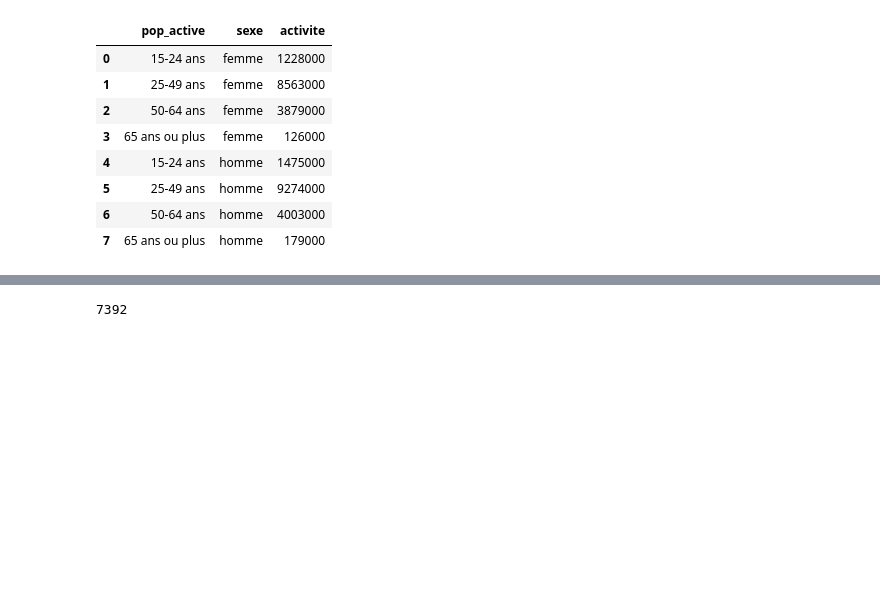
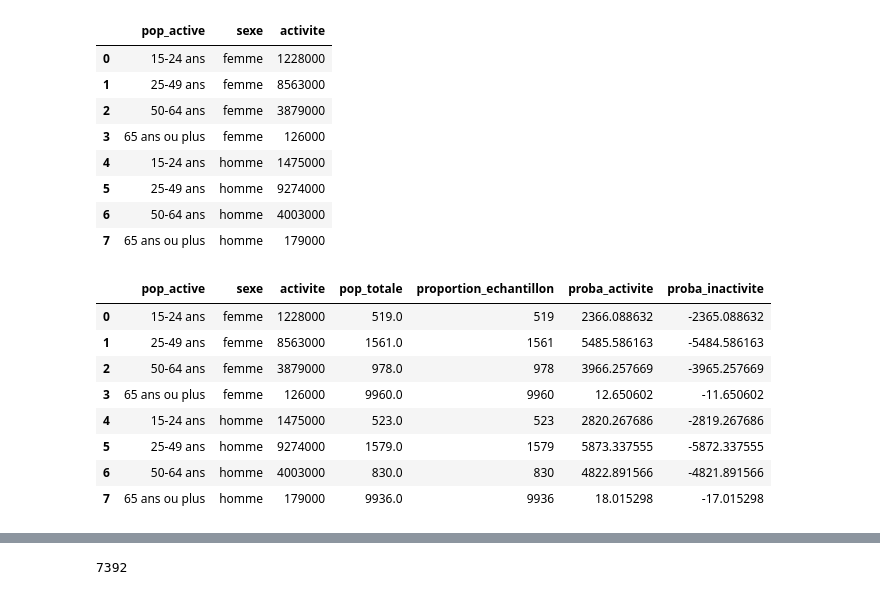
Before and after one commit to edarin/population_simulator, a Jupyter notebook: src/Simulation_brute.ipynb, the cells around one changed output, grey strips where cells are left out. Saved outputs shown, nothing was run; the diff lists cells and outputs as text; code cells hidden in the pictures; blank space fills up the shorter version.

```diff
--- a/src/Simulation_brute.ipynb
+++ b/src/Simulation_brute.ipynb
@@ -181,5 +248,31 @@ reference_activite
 | 5 | 25-49 ans | homme | 9274000 |
 | 6 | 50-64 ans | homme | 4003000 |
 | 7 | 65 ans ou plus | homme | 179000 |
+# %%
+#pour les femmes, force brute
+reference_activite.loc[0, 'proportion_echantillon'] = len(population[(population['age'] >= 15) & (population['age'] < 24) & (population['sexe'] ==0)])
+reference_activite.loc[1, 'proportion_echantillon'] = len(population[(population['age'] >= 24) & (population['age'] < 49) & (population['sexe'] ==0)])
+reference_activite.loc[2, 'proportion_echantillon'] = len(population[(population['age'] >= 50) & (population['age'] < 64) & (population['sexe'] ==0)])
+reference_activite.loc[3, 'proportion_echantillon'] = len(population[population['age'] >= 65 & (population['sexe'] ==0)])
+#pour les hommes, force brute
+reference_activite.loc[4, 'proportion_echantillon'] = len(population[(population['age'] >= 15) & (population['age'] < 24) & (population['sexe'] ==1)])
+reference_activite.loc[5, 'proportion_echantillon'] = len(population[(population['age'] >= 24) & (population['age'] < 49) & (population['sexe'] ==1)])
+reference_activite.loc[6, 'proportion_echantillon'] = len(population[(population['age'] >= 50) & (population['age'] < 64) & (population['sexe'] ==1)])
+reference_activite.loc[7, 'proportion_echantillon'] = len(population[population['age'] >= 65 & (population['sexe'] ==1)])
+
+
+reference_activite['proportion_echantillon'] = reference_activite['proportion_echantillon'].astype(int)
+
+reference_activite
+# %% [output]
+|  | pop_active | sexe | activite | pop_totale | proportion_echantillon | proba_activite | proba_inactivite |
+| 0 | 15-24 ans | femme | 1228000 | 519.0 | 519 | 2366.088632 | -2365.088632 |
+| 1 | 25-49 ans | femme | 8563000 | 1561.0 | 1561 | 5485.586163 | -5484.586163 |
+| 2 | 50-64 ans | femme | 3879000 | 978.0 | 978 | 3966.257669 | -3965.257669 |
+| 3 | 65 ans ou plus | femme | 126000 | 9960.0 | 9960 | 12.650602 | -11.650602 |
+| 4 | 15-24 ans | homme | 1475000 | 523.0 | 523 | 2820.267686 | -2819.267686 |
+| 5 | 25-49 ans | homme | 9274000 | 1579.0 | 1579 | 5873.337555 | -5872.337555 |
+| 6 | 50-64 ans | homme | 4003000 | 830.0 | 830 | 4822.891566 | -4821.891566 |
+| 7 | 65 ans ou plus | homme | 179000 | 9936.0 | 9936 | 18.015298 | -17.015298 |
 # %%
 #pour les femmes, force brute
```
Also changed, not shown: parts of 19 cells of this notebook, 1 other file.
